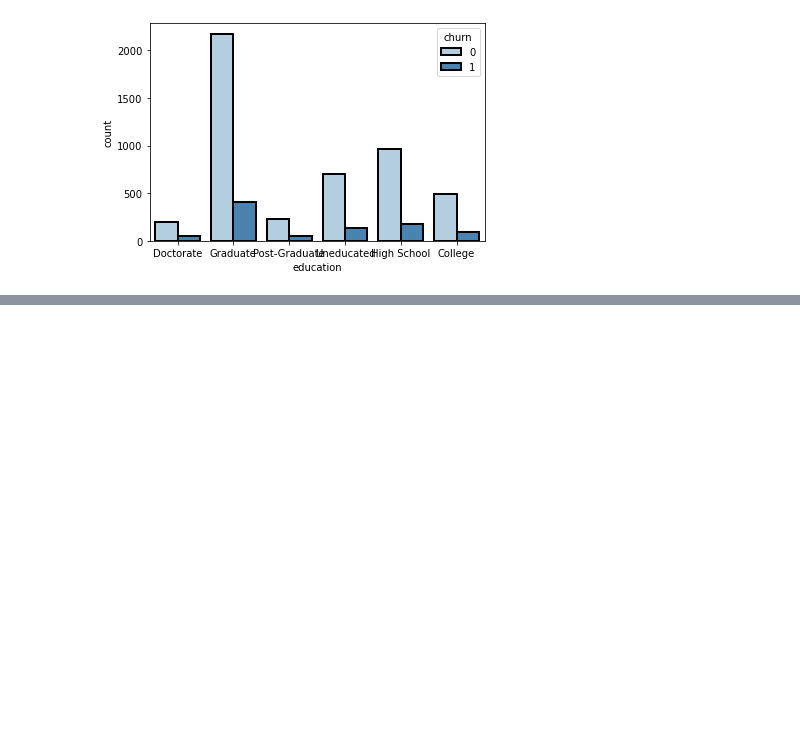
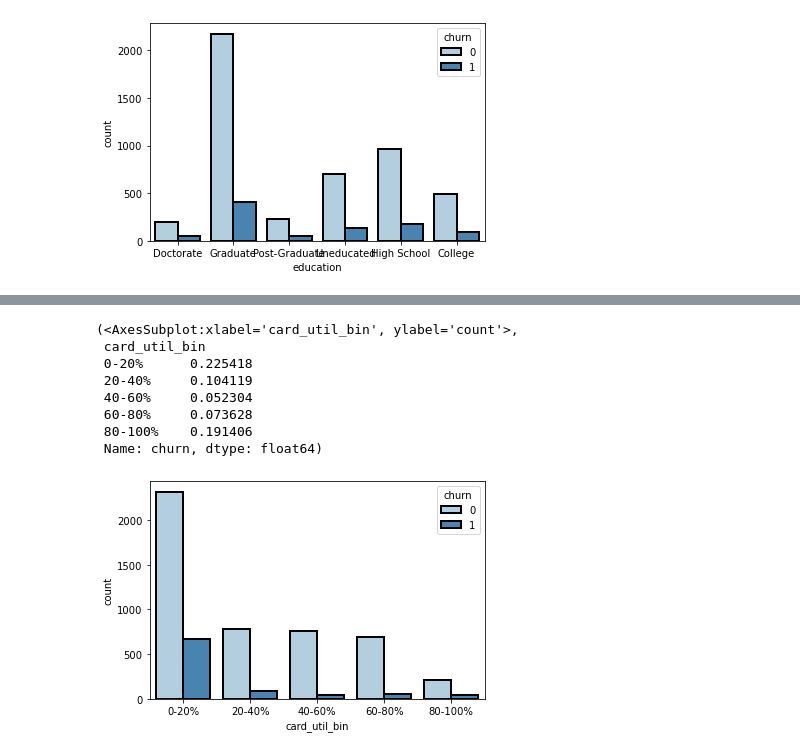
Before and after one commit to Sam-keeler/personal-project-credit-churn, a Jupyter notebook: credit-churn.ipynb, the cells around one changed output, grey strips where cells are left out. Drawn from its saved outputs; the diff is of its cells as text; code cells hidden in the pictures; blank space fills up the shorter version.

```diff
--- a/credit-churn.ipynb
+++ b/credit-churn.ipynb
@@ -300,0 +302,16 @@ sns.countplot(x = 'revolving_bal_bin', hue = 'churn', data=train, palette='Blues
+# %%
+# Churn counts grouped by card utility, churn ratios on top
+# This further implies that our customers who use the least amount of credit are most likely to churn, but
+# also those maxing out their credit seem more likely to churn
+
+sns.countplot(x = 'card_util_bin', hue = 'churn', data=train, palette='Blues', ec='black', linewidth=2), train.groupby('card_util_bin').churn.mean()
+# %% [output]
+(<AxesSubplot:xlabel='card_util_bin', ylabel='count'>,
+ card_util_bin
+ 0-20%      0.225418
+ 20-40%     0.104119
+ 40-60%     0.052304
+ 60-80%     0.073628
+ 80-100%    0.191406
+ Name: churn, dtype: float64)
+[figure, added]
```
Also changed, not shown: parts of 68 cells of this notebook, 1 other file.
